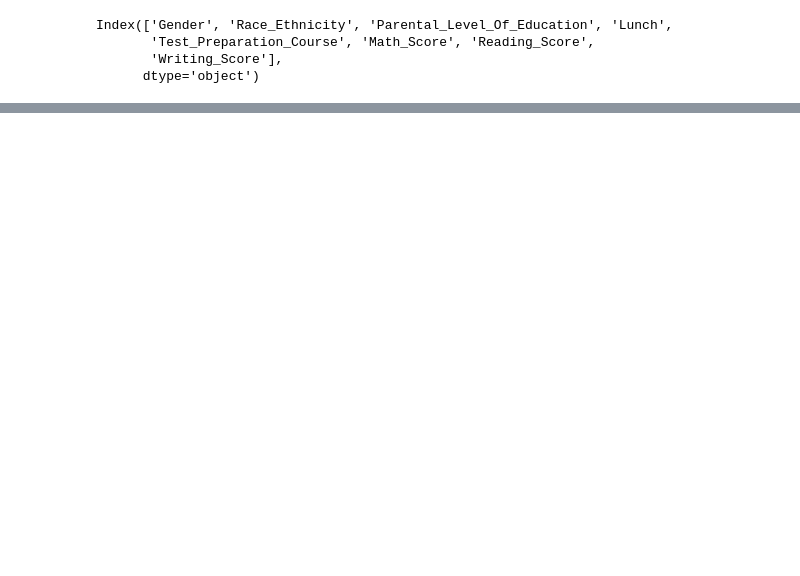
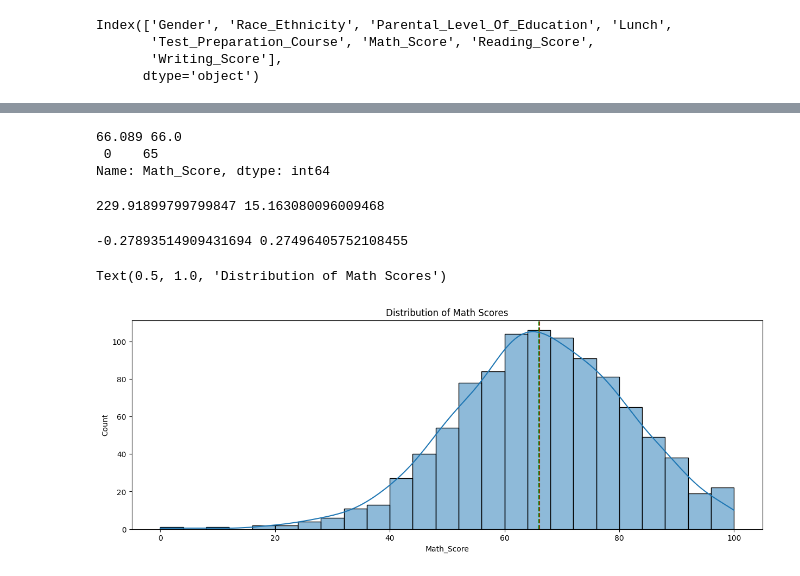
Before and after one commit to mamoo9811/Student-Performance-EDA-, a Jupyter notebook: Student_Performance_EDA.ipynb, the cells around one changed output, grey strips where cells are left out. Drawn from its saved outputs; the diff is of its cells as text; code cells hidden in the pictures; blank space fills up the shorter version.

Commit message:
Statistical Analysis of Math Score

```diff
--- a/Student_Performance_EDA.ipynb
+++ b/Student_Performance_EDA.ipynb
@@ -317,0 +357,4 @@ Finally, we changed the column names to make them easier to use. The dataset is
+# %%
+mean_ofs = df[['Math_Score', 'Reading_Score', 'Writing_Score']].mean(axis=1)
+df['Average_Score'] = mean_ofs
+df['Average_Score']
@@ -317,0 +376,3 @@ Finally, we changed the column names to make them easier to use. The dataset is
+# %%
+df['Pass_Math'] = df['Math_Score'] >= 50
+df['Pass_Math']
@@ -317,0 +394,7 @@ Finally, we changed the column names to make them easier to use. The dataset is
+# %%
+df['Performance_Level'] = 'Medium'
+
+df.loc[df['Average_Score'] < 50, 'Performance_Level'] = 'Low'
+
+df.loc[df['Average_Score'] >= 80, 'Performance_Level'] = 'High'
+df['Performance_Level']
@@ -317,0 +502,30 @@ Finally, we changed the column names to make them easier to use. The dataset is
+# %%
+mean_m = df['Math_Score'].mean()
+med_m = df['Math_Score'].median()
+mod_m = df['Math_Score'].mode()
+print(mean_m,med_m,'\n',mod_m)
+# %% [output]
+66.089 66.0
+ 0    65
+Name: Math_Score, dtype: int64
+# %%
+Variance = df['Math_Score'].var()
+std = df['Math_Score'].std()
+print(Variance , std)
+# %% [output]
+229.91899799799847 15.163080096009468
+# %%
+skeww = df['Math_Score'].skew()
+Kurtosis = df['Math_Score'].kurtosis()
+print(skeww,Kurtosis)
+# %% [output]
+-0.27893514909431694 0.27496405752108455
+# %%
+fig , ax = plt.subplots(figsize=(15,5))
+sns.histplot(df['Math_Score'], kde=True)
+ax.axvline(mean_m, color='red', linestyle='--', label='Mean')
+ax.axvline(med_m, color='green', linestyle='--', label='Median')
+plt.title('Distribution of Math Scores')
+# %% [output]
+Text(0.5, 1.0, 'Distribution of Math Scores')
+[figure, added]
```
Also changed, not shown: parts of 24 cells of this notebook.
